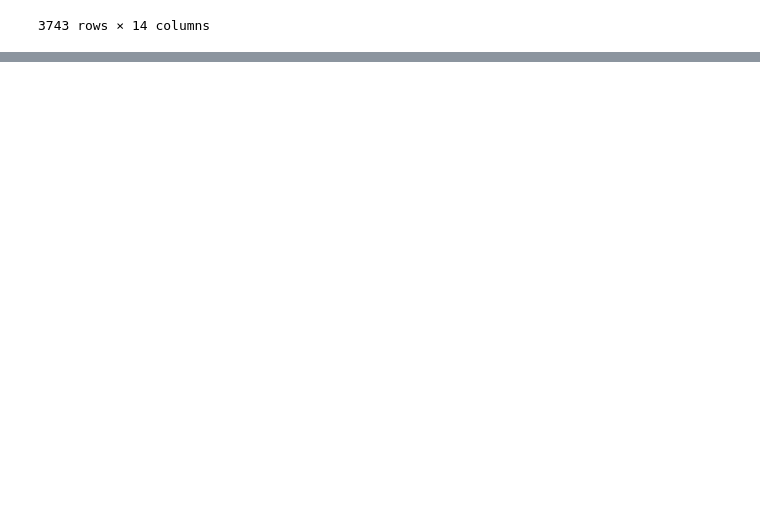
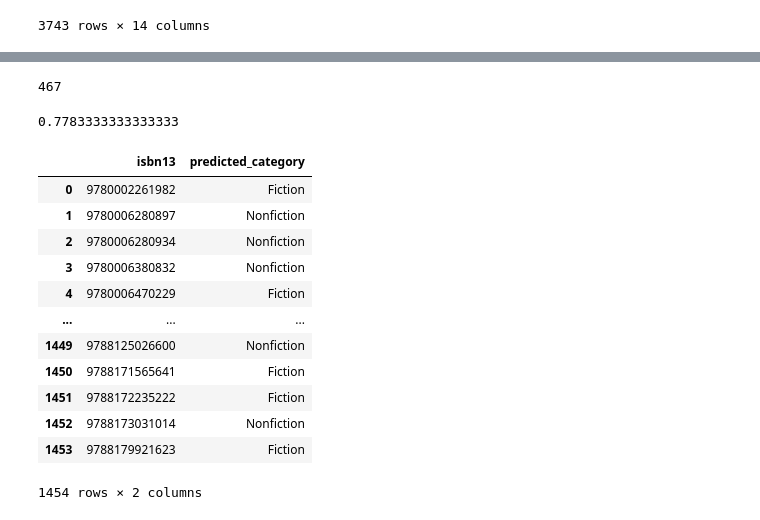
Before and after one commit to arndri/semantic-book-recommender, a Jupyter notebook: classification.ipynb, the cells around one changed output, grey strips where cells are left out. Saved outputs shown, nothing was run; the diff lists cells and outputs as text; code cells hidden in the pictures; blank space fills up the shorter version.

```diff
--- a/classification.ipynb
+++ b/classification.ipynb
@@ -132,0 +163,19 @@ df[~(df['new_categories'].isna())]
+# %%
+def predict_category(sequence,categories):
+    pred = pipe(sequence, categories)
+    max_idx = np.argmax(pipe(sequence, categories)['scores'])
+    label = pred['labels'][max_idx]
+    return label
+# %%
+actual_label = []
+predicted_label = []
+
+for i in tqdm(range(0,300)):
+    sequence = df.loc[df['new_categories'] == 'Fiction', 'description'].reset_index(drop=True)[i]
+    actual_label.append('Fiction')
+    predicted_label.append(predict_category(sequence))
+# %%
+for i in tqdm(range(0,300)):
+    sequence = df.loc[df['new_categories'] == 'Nonfiction', 'description'].reset_index(drop=True)[i]
+    actual_label.append('Nonfiction')
+    predicted_label.append(predict_category(sequence))
@@ -132,0 +199,36 @@ df[~(df['new_categories'].isna())]
+# %%
+correct_predictions = predictions[predictions['actual_label'] == predictions['predicted_label']].shape[0]
+correct_predictions
+# %% [output]
+467
+# %%
+accuracy = correct_predictions / predictions.shape[0]
+accuracy
+# %% [output]
+0.7783333333333333
+# %%
+isbn = []
+predicted_category = []
+
+missing_categories = df.loc[df['new_categories'].isna(), ['isbn13','description']].reset_index(drop=True)
+
+for i in tqdm(range(0,len(missing_categories))):
+    isbn.append(missing_categories['isbn13'][i])
+    predicted_category.append(predict_category(missing_categories['description'][i], fiction_categories))
+# %%
+predictions = pd.DataFrame({'isbn13': isbn, 'predicted_category': predicted_category})
+predictions
+# %% [output]
+|  | isbn13 | predicted_category |
+| 0 | 9780002261982 | Fiction |
+| 1 | 9780006280897 | Nonfiction |
+| 2 | 9780006280934 | Nonfiction |
+| 3 | 9780006380832 | Nonfiction |
+| 4 | 9780006470229 | Fiction |
+| ... | ... | ... |
+| 1449 | 9788125026600 | Nonfiction |
+| 1450 | 9788171565641 | Fiction |
+| 1451 | 9788172235222 | Fiction |
+| 1452 | 9788173031014 | Nonfiction |
+| 1453 | 9788179921623 | Fiction |
+1454 rows × 2 columns
```
Also changed, not shown: parts of 8 cells of this notebook.
